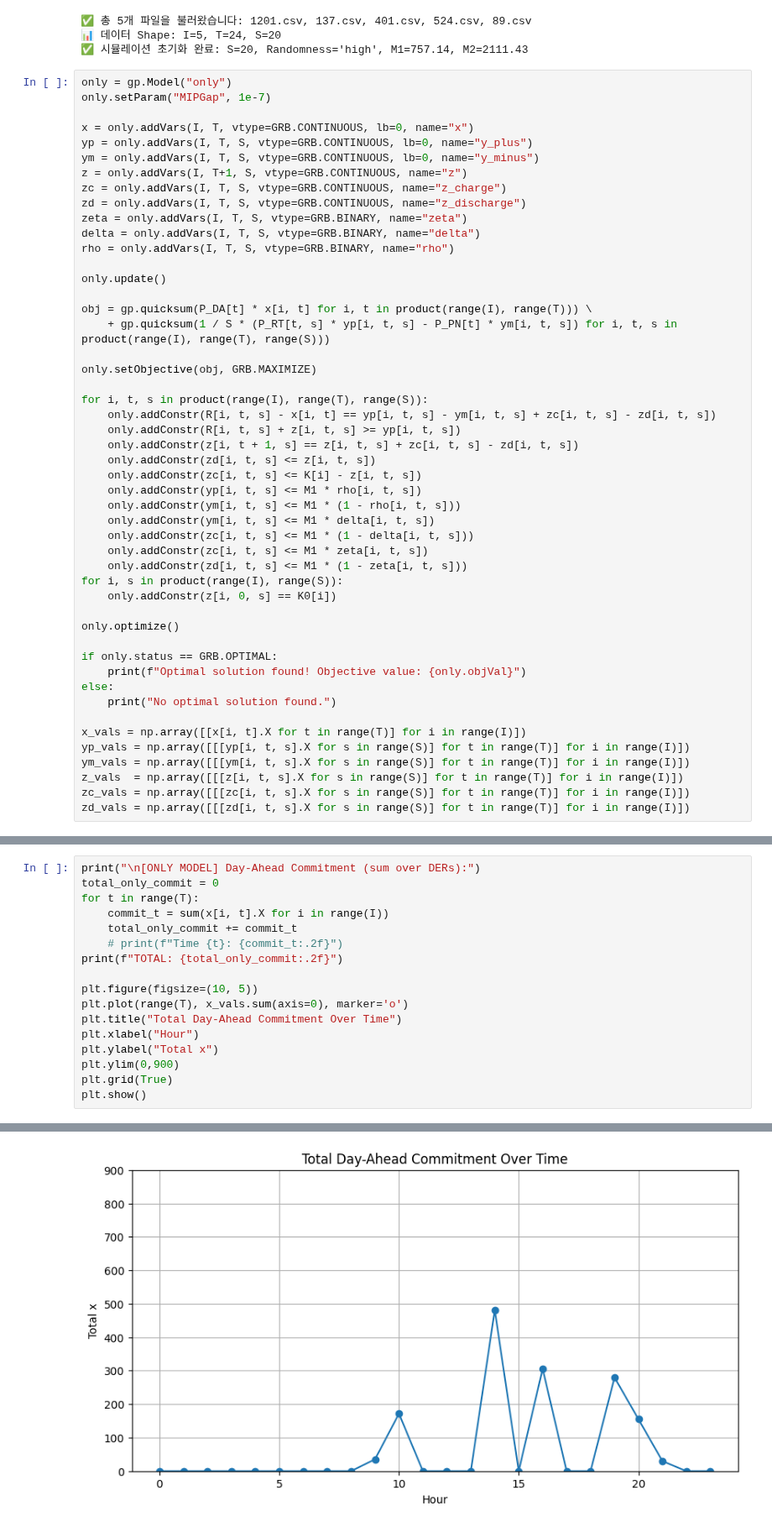
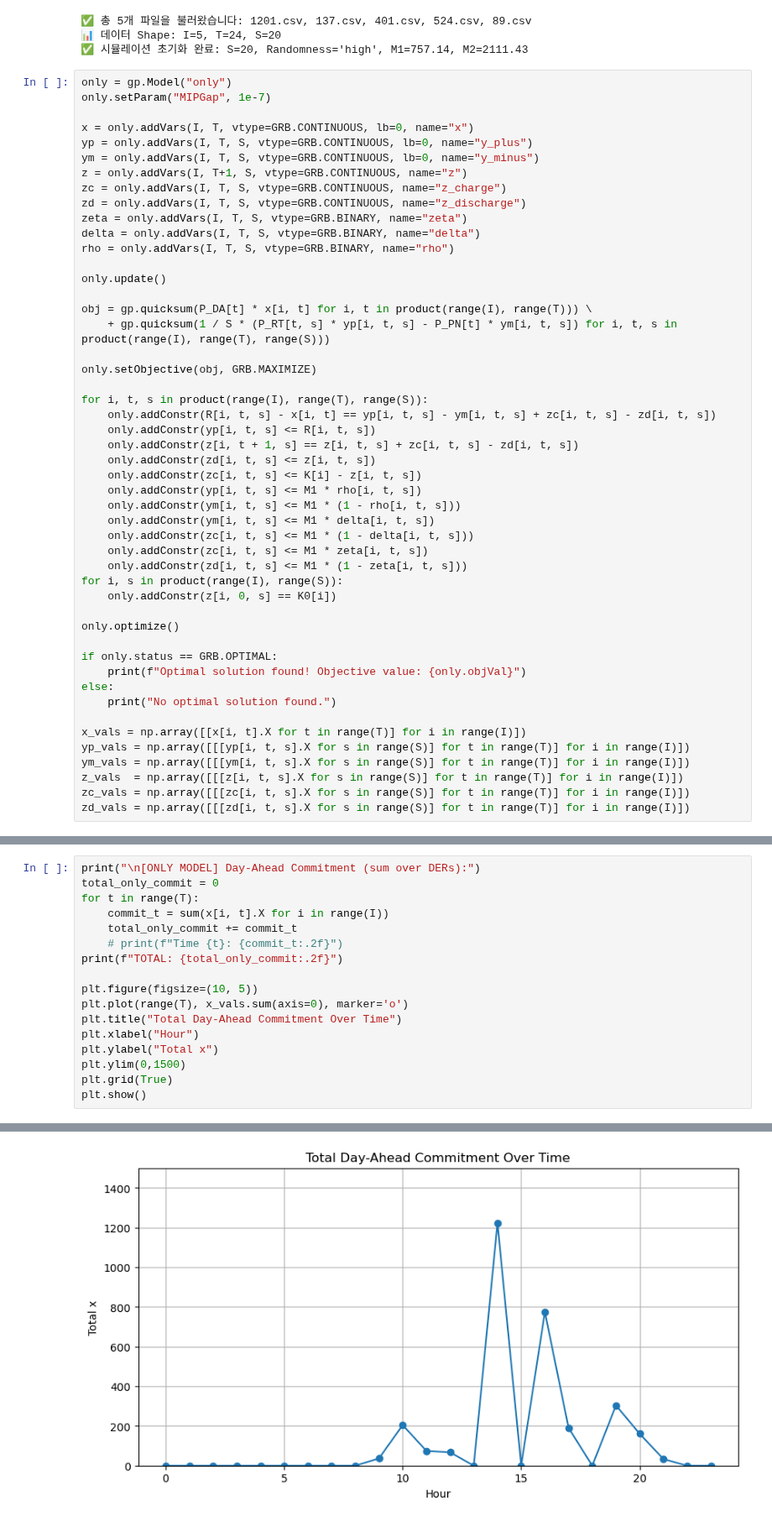
Before and after one commit to syeoyo/der, a Jupyter notebook: der_s_only.ipynb, the cells around one changed output, grey strips where cells are left out. Shown at 84% size. Drawn from its saved outputs; the diff is of its cells as text.

```diff
--- a/der_s_only.ipynb
+++ b/der_s_only.ipynb
@@ -39,7 +39,7 @@ only.setObjective(obj, GRB.MAXIMIZE)
 
 for i, t, s in product(range(I), range(T), range(S)):
     only.addConstr(R[i, t, s] - x[i, t] == yp[i, t, s] - ym[i, t, s] + zc[i, t, s] - zd[i, t, s])
-    only.addConstr(R[i, t, s] + z[i, t, s] >= yp[i, t, s])
+    only.addConstr(yp[i, t, s] <= R[i, t, s])
     only.addConstr(z[i, t + 1, s] == z[i, t, s] + zc[i, t, s] - zd[i, t, s])
     only.addConstr(zd[i, t, s] <= z[i, t, s])
     only.addConstr(zc[i, t, s] <= K[i] - z[i, t, s])
@@ -114,7 +114,7 @@ plt.plot(range(T), x_vals.sum(axis=0), marker='o')
 plt.title("Total Day-Ahead Commitment Over Time")
 plt.xlabel("Hour")
 plt.ylabel("Total x")
-plt.ylim(0,900)
+plt.ylim(0,1500)
 plt.grid(True)
 plt.show()
 # %% [output]
@@ -123,4 +123,4 @@ TOTAL: 1458.10
-[figure, old version]
+[figure, new version]
 # %%
 for t in range(13,15):
     for i in range(I):
```
Also changed, not shown: parts of 5 cells of this notebook, 3 other files.
